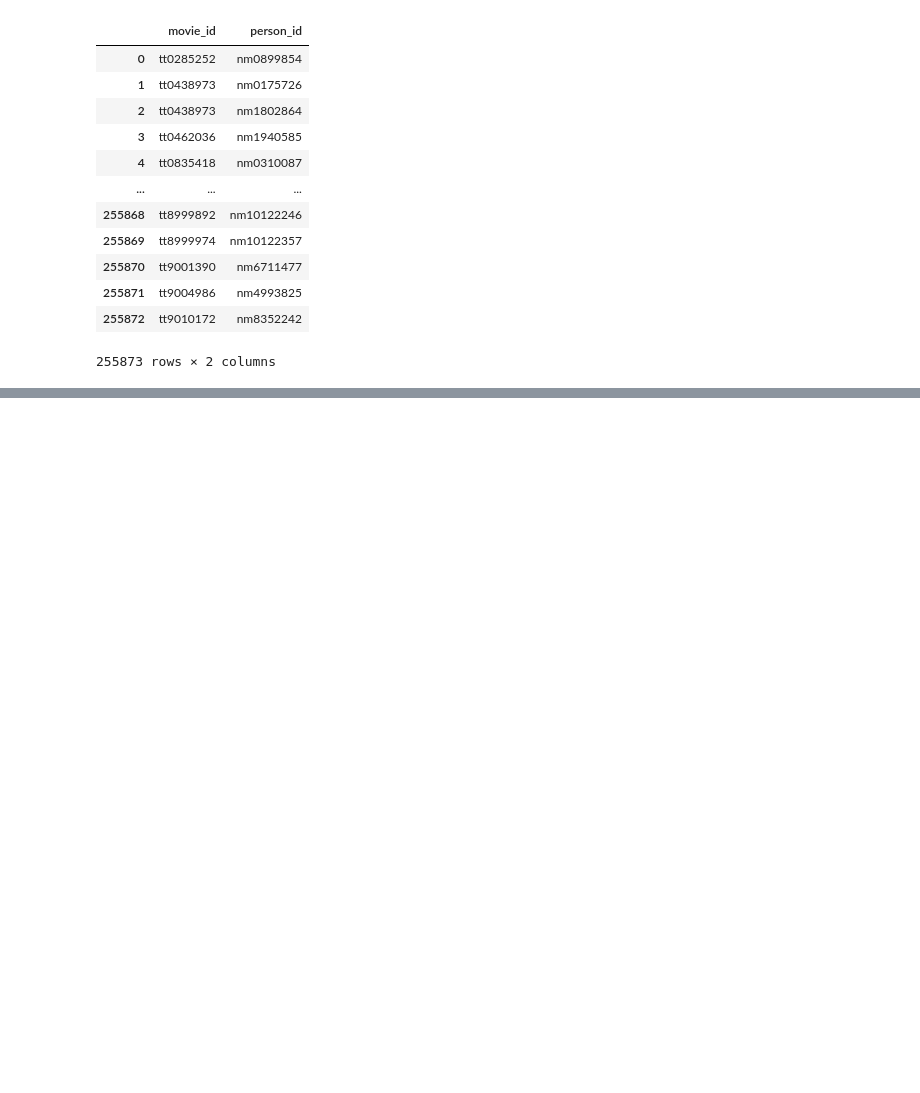
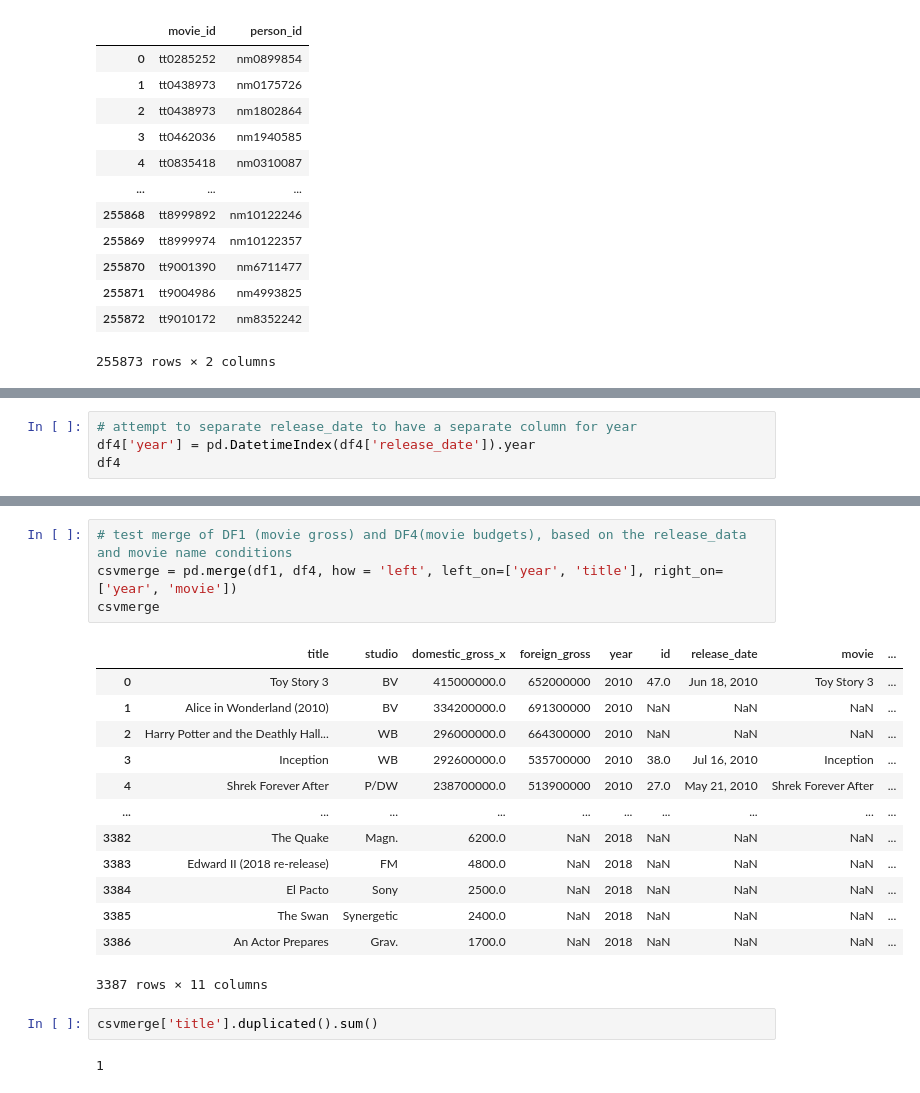
Before and after one commit to jnahra/dsc-phase-1-project, a Jupyter notebook: albert_phase1_notebook.ipynb, the cells around one changed output, grey strips where cells are left out. Saved outputs shown, nothing was run; the diff lists cells and outputs as text; blank space fills up the shorter version.

```diff
--- a/albert_phase1_notebook.ipynb
+++ b/albert_phase1_notebook.ipynb
@@ -307,0 +688,4 @@ FROM writers
+# %%
+# attempt to separate release_date to have a separate column for year
+df4['year'] = pd.DatetimeIndex(df4['release_date']).year
+df4
@@ -307,0 +706,22 @@ FROM writers
+# %%
+# test merge of DF1 (movie gross) and DF4(movie budgets), based on the release_data and movie name conditions
+csvmerge = pd.merge(df1, df4, how = 'left', left_on=['year', 'title'], right_on=['year', 'movie'])
+csvmerge
+# %% [output]
+|  | title | studio | domestic_gross_x | foreign_gross | year | id | release_date | movie | ... |
+| 0 | Toy Story 3 | BV | 415000000.0 | 652000000 | 2010 | 47.0 | Jun 18, 2010 | Toy Story 3 | ... |
+| 1 | Alice in Wonderland (2010) | BV | 334200000.0 | 691300000 | 2010 | NaN | NaN | NaN | ... |
+| 2 | Harry Potter and the Deathly Hall... | WB | 296000000.0 | 664300000 | 2010 | NaN | NaN | NaN | ... |
+| 3 | Inception | WB | 292600000.0 | 535700000 | 2010 | 38.0 | Jul 16, 2010 | Inception | ... |
+| 4 | Shrek Forever After | P/DW | 238700000.0 | 513900000 | 2010 | 27.0 | May 21, 2010 | Shrek Forever After | ... |
+| ... | ... | ... | ... | ... | ... | ... | ... | ... | ... |
+| 3382 | The Quake | Magn. | 6200.0 | NaN | 2018 | NaN | NaN | NaN | ... |
+| 3383 | Edward II (2018 re-release) | FM | 4800.0 | NaN | 2018 | NaN | NaN | NaN | ... |
+| 3384 | El Pacto | Sony | 2500.0 | NaN | 2018 | NaN | NaN | NaN | ... |
+| 3385 | The Swan | Synergetic | 2400.0 | NaN | 2018 | NaN | NaN | NaN | ... |
+| 3386 | An Actor Prepares | Grav. | 1700.0 | NaN | 2018 | NaN | NaN | NaN | ... |
+3387 rows × 11 columns
+# %%
+csvmerge['title'].duplicated().sum()
+# %% [output]
+1
```
Also changed, not shown: parts of 39 cells of this notebook.
